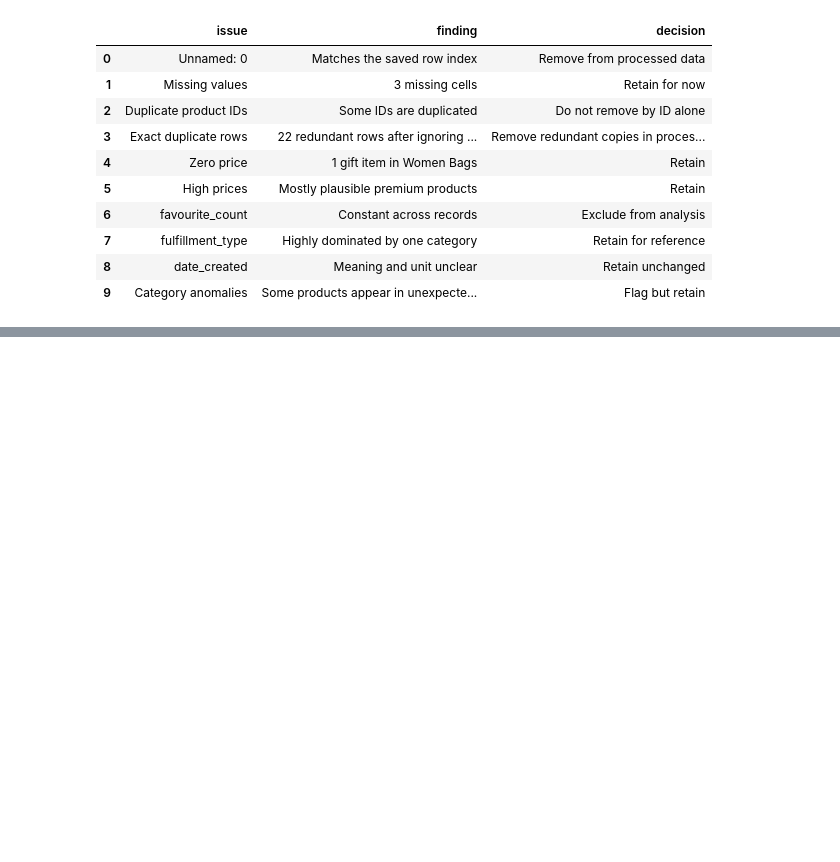
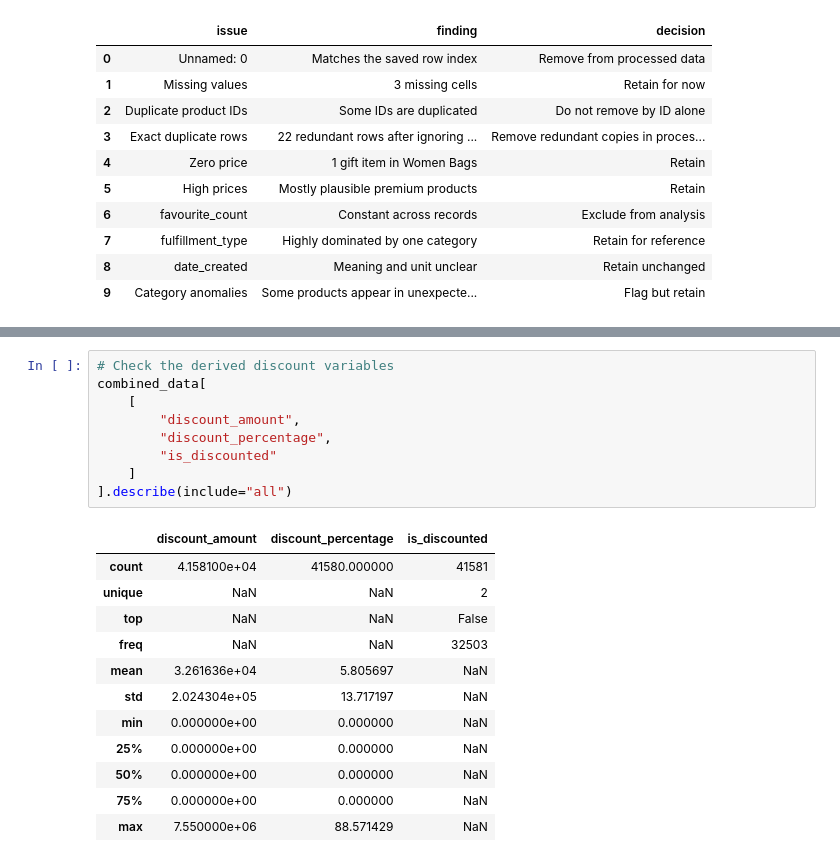
Before and after one commit to thuhien26/Tiki-ecommerce-analysis, a Jupyter notebook: notebooks/week01_eda.ipynb, the cells around one changed output, grey strips where cells are left out. Drawn from its saved outputs; the diff is of its cells as text; blank space fills up the shorter version.

```diff
--- a/notebooks/week01_eda.ipynb
+++ b/notebooks/week01_eda.ipynb
@@ -838,0 +1086,22 @@ quality_decisions
+# %%
+# Check the derived discount variables
+combined_data[
+    [
+        "discount_amount",
+        "discount_percentage",
+        "is_discounted"
+    ]
+].describe(include="all")
+# %% [output]
+|  | discount_amount | discount_percentage | is_discounted |
+| count | 4.158100e+04 | 41580.000000 | 41581 |
+| unique | NaN | NaN | 2 |
+| top | NaN | NaN | False |
+| freq | NaN | NaN | 32503 |
+| mean | 3.261636e+04 | 5.805697 | NaN |
+| std | 2.024304e+05 | 13.717197 | NaN |
+| min | 0.000000e+00 | 0.000000 | NaN |
+| 25% | 0.000000e+00 | 0.000000 | NaN |
+| 50% | 0.000000e+00 | 0.000000 | NaN |
+| 75% | 0.000000e+00 | 0.000000 | NaN |
+| max | 7.550000e+06 | 88.571429 | NaN |
```
Also changed, not shown: parts of 29 cells of this notebook, 1 other file.
